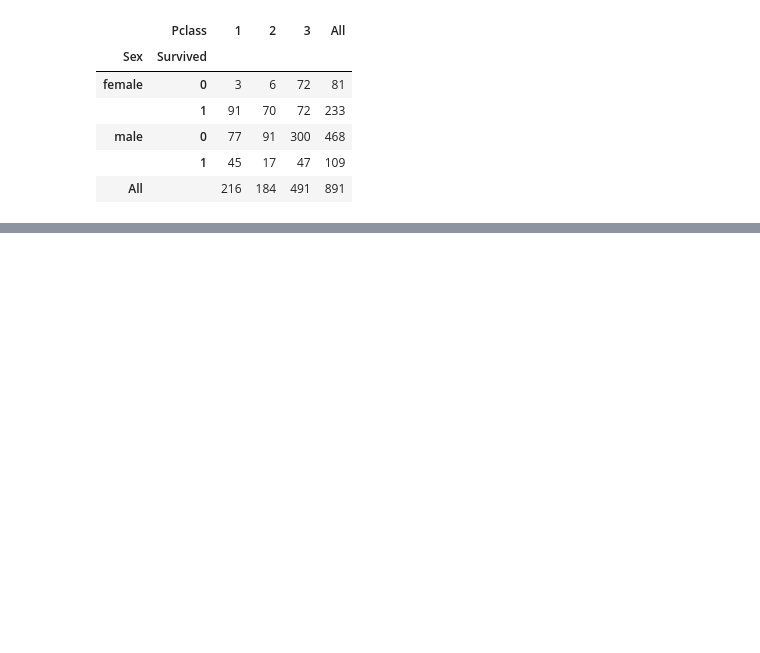
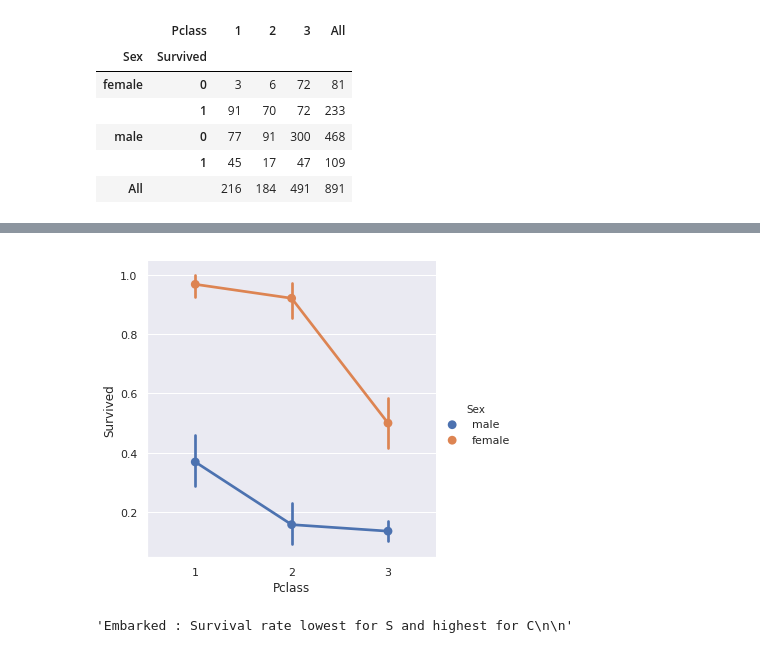
Before and after one commit to acharyasabin/Titanic, a Jupyter notebook: titanic.ipynb, the cells around one changed output, grey strips where cells are left out. Cells and saved outputs as stored; diff of their text form; code cells hidden in the pictures; blank space fills up the shorter version.

```diff
--- a/titanic.ipynb
+++ b/titanic.ipynb
@@ -268,0 +296,10 @@ sns.factorplot('Pclass','Survived',hue='Sex', kind='point', data=train_df);
+# %%
+sns.catplot('Pclass','Survived',hue='Sex', kind='point', data=train_df);
+# %% [output]
+[figure, added]
+# %%
+"""Embarked : Survival rate lowest for S and highest for C
+
+"""
+# %% [output]
+'Embarked : Survival rate lowest for S and highest for C\n\n'
```
Also changed, not shown: parts of 15 cells of this notebook.
